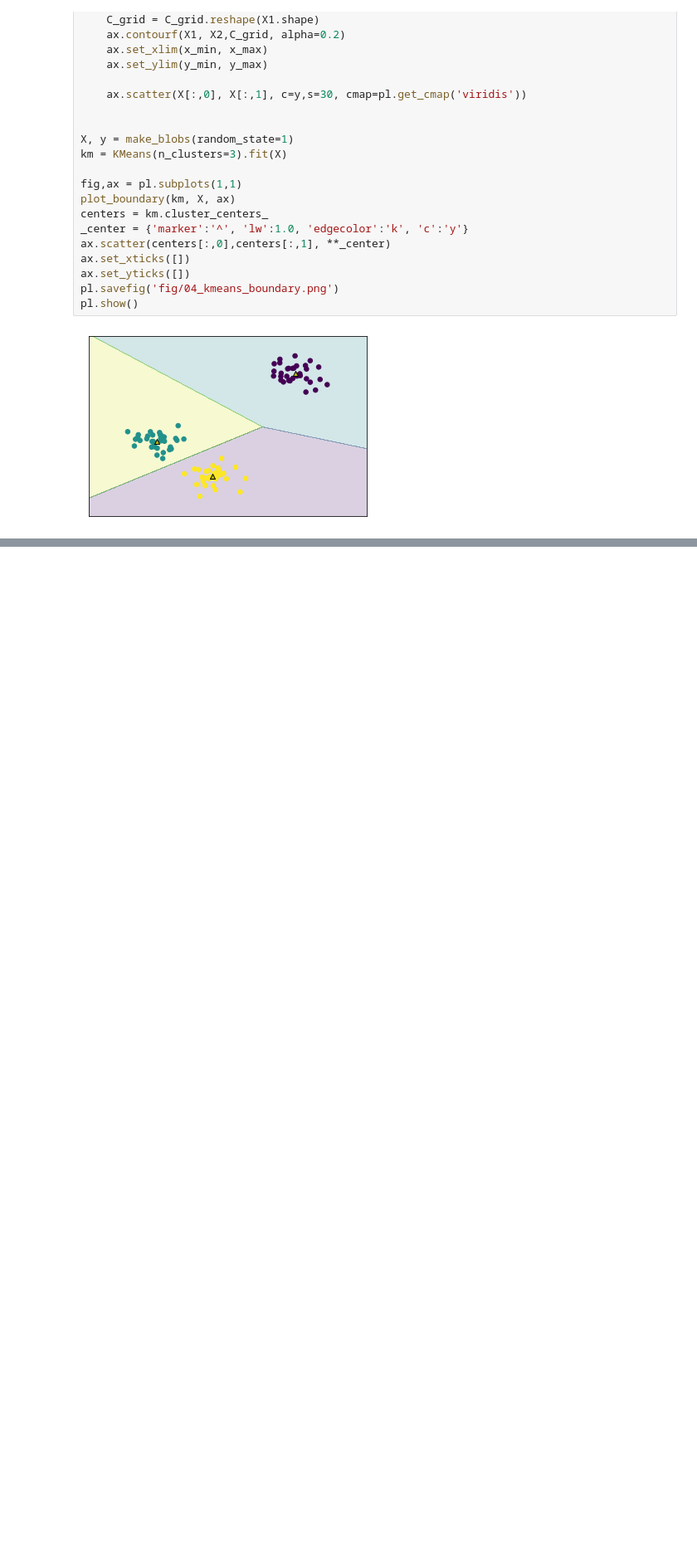
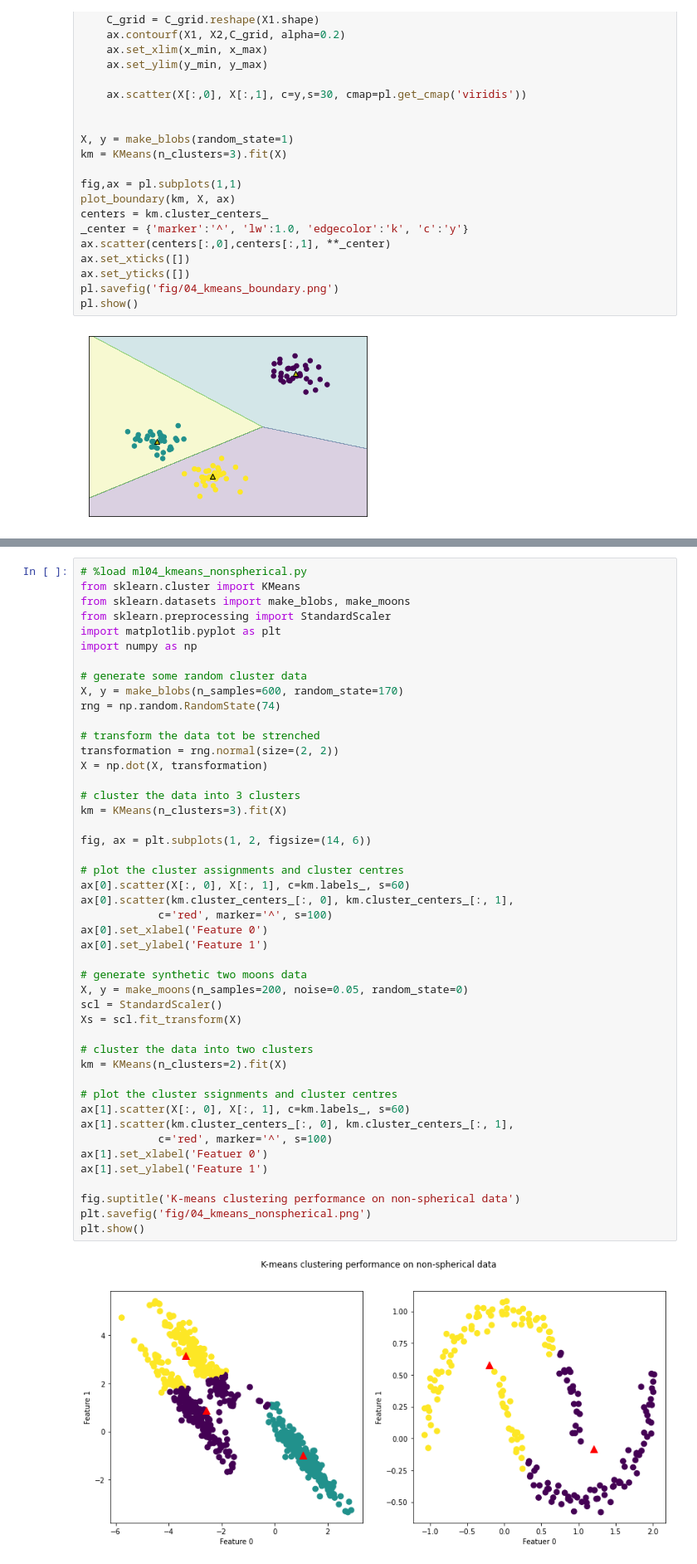
Before and after one commit to limweipin/mlpy_nov2021, a Jupyter notebook: day_3.ipynb, the cells around one changed output, grey strips where cells are left out. Shown at 83% size. Cells and saved outputs as stored; diff of their text form; blank space fills up the shorter version.

```diff
--- a/day_3.ipynb
+++ b/day_3.ipynb
@@ -905,0 +932,48 @@ plt.show
+# %%
+# %load ml04_kmeans_nonspherical.py
+from sklearn.cluster import KMeans
+from sklearn.datasets import make_blobs, make_moons
+from sklearn.preprocessing import StandardScaler
+import matplotlib.pyplot as plt
+import numpy as np
+
+# generate some random cluster data
+X, y = make_blobs(n_samples=600, random_state=170)
+rng = np.random.RandomState(74)
+
+# transform the data tot be strenched
+transformation = rng.normal(size=(2, 2))
+X = np.dot(X, transformation)
+
+# cluster the data into 3 clusters
+km = KMeans(n_clusters=3).fit(X)
+
+fig, ax = plt.subplots(1, 2, figsize=(14, 6))
+
+# plot the cluster assignments and cluster centres
+ax[0].scatter(X[:, 0], X[:, 1], c=km.labels_, s=60)
+ax[0].scatter(km.cluster_centers_[:, 0], km.cluster_centers_[:, 1],
+            c='red', marker='^', s=100)
+ax[0].set_xlabel('Feature 0')
+ax[0].set_ylabel('Feature 1')
+
+# generate synthetic two moons data
+X, y = make_moons(n_samples=200, noise=0.05, random_state=0)
+scl = StandardScaler()
+Xs = scl.fit_transform(X)
+
+# cluster the data into two clusters
+km = KMeans(n_clusters=2).fit(X)
+
+# plot the cluster ssignments and cluster centres
+ax[1].scatter(X[:, 0], X[:, 1], c=km.labels_, s=60)
+ax[1].scatter(km.cluster_centers_[:, 0], km.cluster_centers_[:, 1],
+            c='red', marker='^', s=100)
+ax[1].set_xlabel('Featuer 0')
+ax[1].set_ylabel('Feature 1')
+
+fig.suptitle('K-means clustering performance on non-spherical data')
+plt.savefig('fig/04_kmeans_nonspherical.png')
+plt.show()
+# %% [output]
+[figure, added]
```
Also changed, not shown: parts of 10 cells of this notebook.
